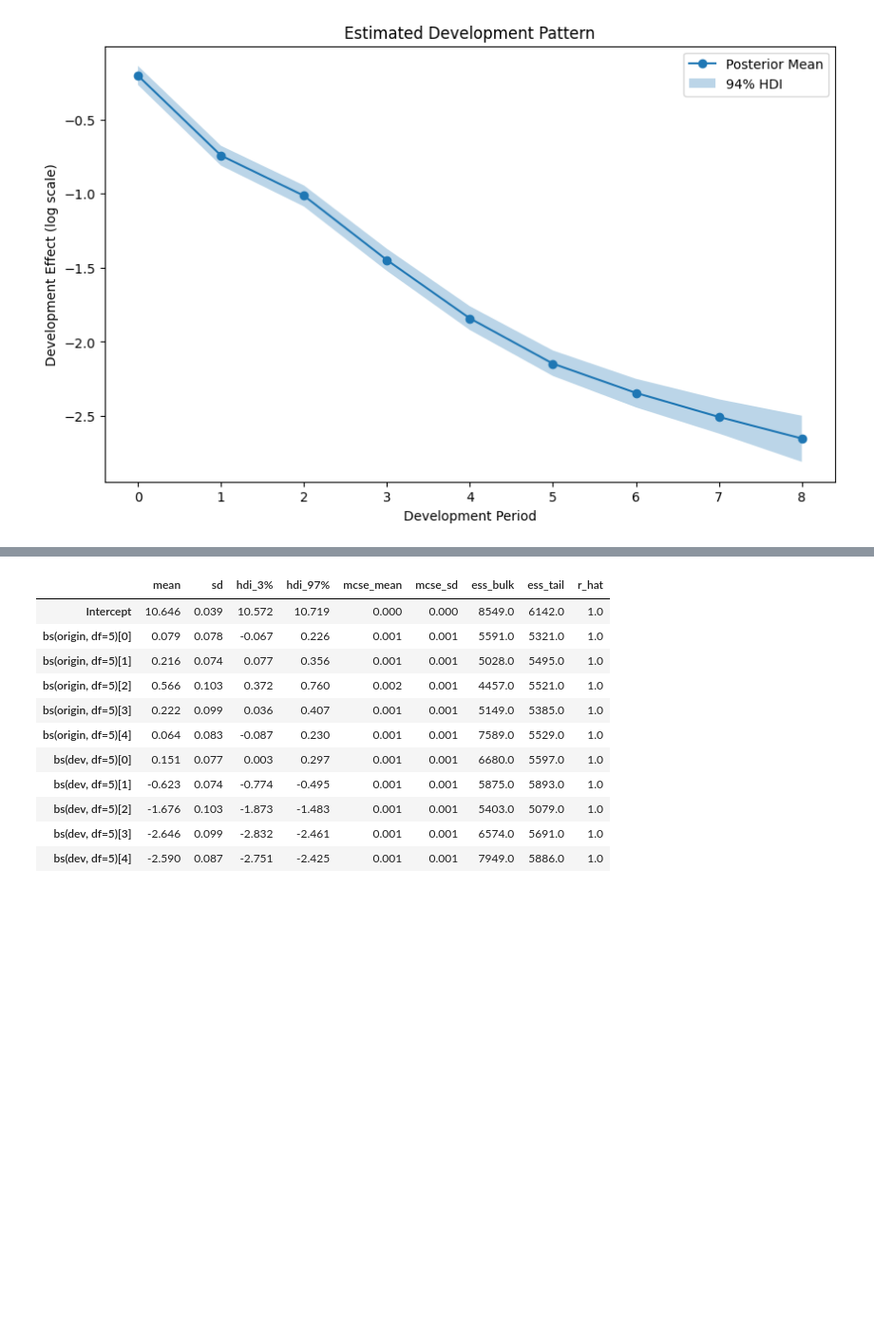
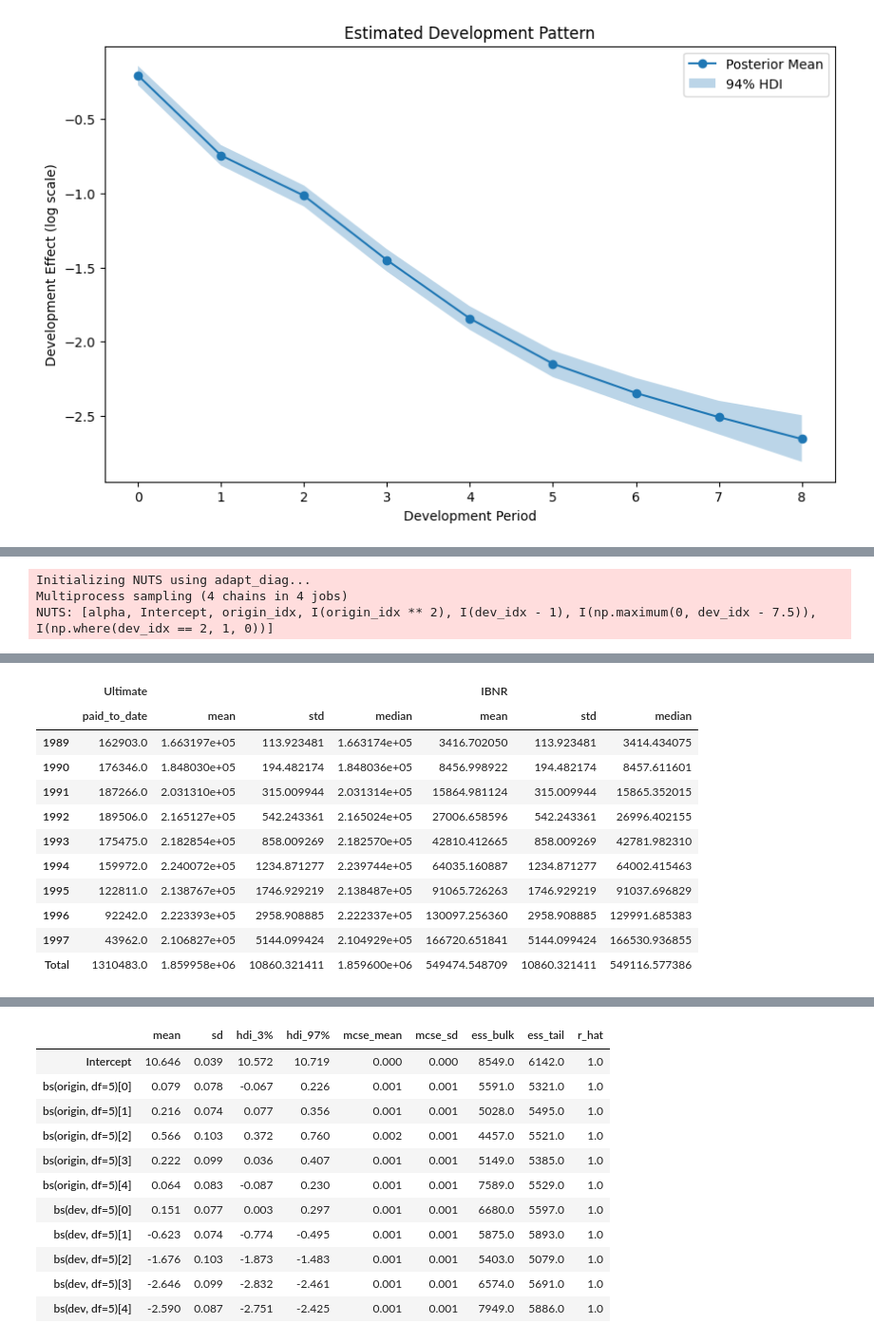
Before and after one commit to problemofpoints/bayesianchainladder, a Jupyter notebook: references/test-notebook.ipynb, the cells around one changed output, grey strips where cells are left out. Shown at 95% size. Cells and saved outputs as stored; diff of their text form; code cells hidden in the pictures; blank space fills up the shorter version.

```diff
--- a/references/test-notebook.ipynb
+++ b/references/test-notebook.ipynb
@@ -139,0 +187,18 @@ Sampling 4 chains for 1_000 tune and 2_000 draw iterations (4_000 + 8_000 draws
+# %%
+import numpy as np
+
+# Fit the Bayesian chain ladder model
+model_quad_dev = BayesianChainLadderGLM(
+    formula="incremental ~ 1 + origin_idx + {origin_idx**2} + I(dev_idx - 1) + {np.maximum(0, dev_idx - 7.5)} + {np.where(dev_idx == 2, 1, 0)}",
+    family="negativebinomial",
+    draws=2000,
+    tune=1000,
+)
+model_quad_dev.fit(triangle)
+
+# Get reserve summary
+model_quad_dev.summary()
+# %% [output]
+Initializing NUTS using adapt_diag...
+Multiprocess sampling (4 chains in 4 jobs)
+NUTS: [alpha, Intercept, origin_idx, I(origin_idx ** 2), I(dev_idx - 1), I(np.maximum(0, dev_idx - 7.5)), I(np.where(dev_idx == 2, 1, 0))]
@@ -139,0 +208,12 @@ Sampling 4 chains for 1_000 tune and 2_000 draw iterations (4_000 + 8_000 draws
+|  | Ultimate |  |  |  | IBNR |  |  |
+|  | paid_to_date | mean | std | median | mean | std | median |
+| 1989 | 162903.0 | 1.663197e+05 | 113.923481 | 1.663174e+05 | 3416.702050 | 113.923481 | 3414.434075 |
+| 1990 | 176346.0 | 1.848030e+05 | 194.482174 | 1.848036e+05 | 8456.998922 | 194.482174 | 8457.611601 |
+| 1991 | 187266.0 | 2.031310e+05 | 315.009944 | 2.031314e+05 | 15864.981124 | 315.009944 | 15865.352015 |
+| 1992 | 189506.0 | 2.165127e+05 | 542.243361 | 2.165024e+05 | 27006.658596 | 542.243361 | 26996.402155 |
+| 1993 | 175475.0 | 2.182854e+05 | 858.009269 | 2.182570e+05 | 42810.412665 | 858.009269 | 42781.982310 |
+| 1994 | 159972.0 | 2.240072e+05 | 1234.871277 | 2.239744e+05 | 64035.160887 | 1234.871277 | 64002.415463 |
+| 1995 | 122811.0 | 2.138767e+05 | 1746.929219 | 2.138487e+05 | 91065.726263 | 1746.929219 | 91037.696829 |
+| 1996 | 92242.0 | 2.223393e+05 | 2958.908885 | 2.222337e+05 | 130097.256360 | 2958.908885 | 129991.685383 |
+| 1997 | 43962.0 | 2.106827e+05 | 5144.099424 | 2.104929e+05 | 166720.651841 | 5144.099424 | 166530.936855 |
+| Total | 1310483.0 | 1.859958e+06 | 10860.321411 | 1.859600e+06 | 549474.548709 | 10860.321411 | 549116.577386 |
```
Also changed, not shown: parts of 10 cells of this notebook, 1 other file.
